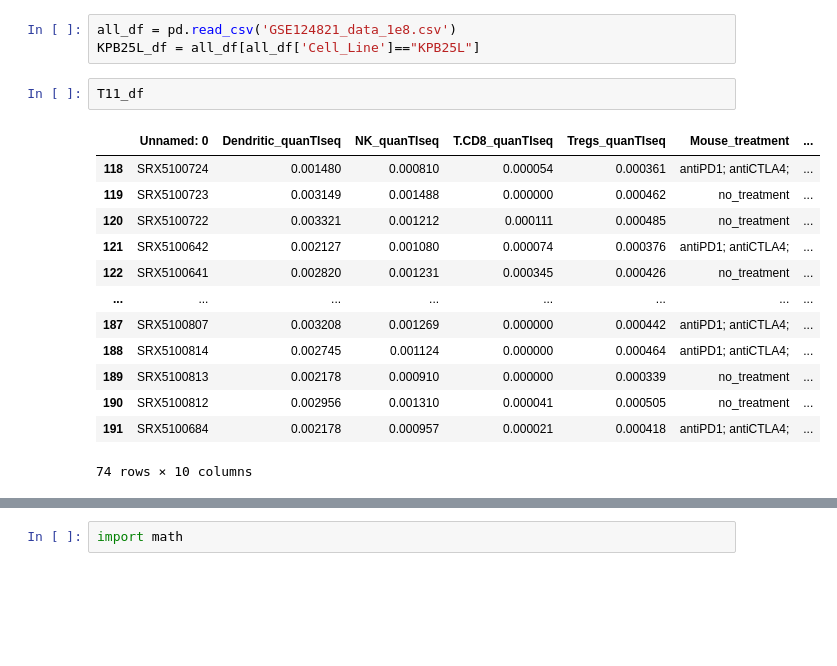
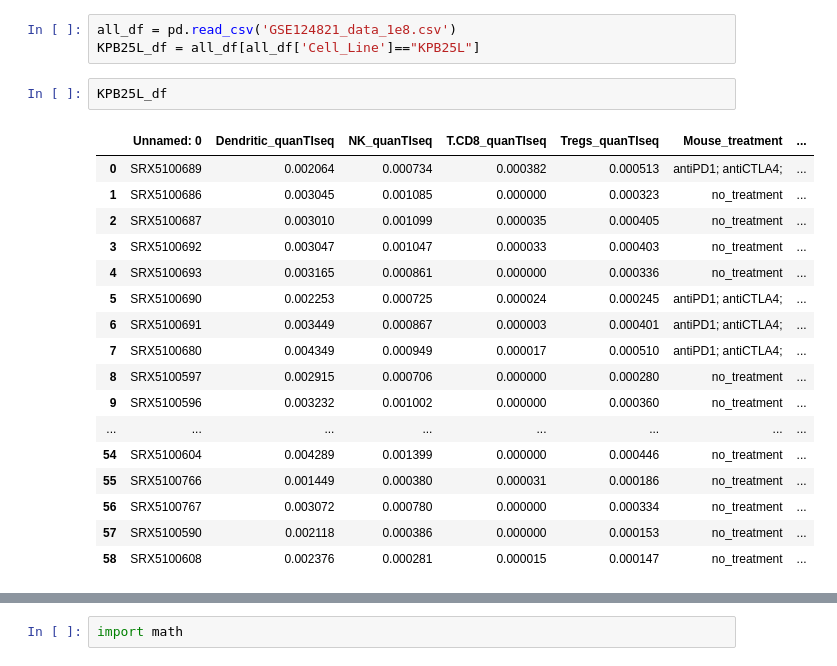
Before and after one commit to ZP-likes-coding/Cancer_immune_interaction, a Jupyter notebook: Fitting_KPB25L.ipynb, the cells around one changed output, grey strips where cells are left out. Cells and saved outputs as stored; diff of their text form; blank space fills up the shorter version.

```diff
--- a/Fitting_KPB25L.ipynb
+++ b/Fitting_KPB25L.ipynb
@@ -12,21 +12,25 @@ import time
 all_df = pd.read_csv('GSE124821_data_1e8.csv')
 KPB25L_df = all_df[all_df['Cell_Line']=="KPB25L"]
 # %%
-T11_df
+KPB25L_df
 # %% [output]
 |  | Unnamed: 0 | Dendritic_quanTIseq | NK_quanTIseq | T.CD8_quanTIseq | Tregs_quanTIseq | Mouse_treatment | ... |
-| 118 | SRX5100724 | 0.001480 | 0.000810 | 0.000054 | 0.000361 | antiPD1; antiCTLA4; | ... |
-| 119 | SRX5100723 | 0.003149 | 0.001488 | 0.000000 | 0.000462 | no_treatment | ... |
-| 120 | SRX5100722 | 0.003321 | 0.001212 | 0.000111 | 0.000485 | no_treatment | ... |
-| 121 | SRX5100642 | 0.002127 | 0.001080 | 0.000074 | 0.000376 | antiPD1; antiCTLA4; | ... |
-| 122 | SRX5100641 | 0.002820 | 0.001231 | 0.000345 | 0.000426 | no_treatment | ... |
+| 0 | SRX5100689 | 0.002064 | 0.000734 | 0.000382 | 0.000513 | antiPD1; antiCTLA4; | ... |
+| 1 | SRX5100686 | 0.003045 | 0.001085 | 0.000000 | 0.000323 | no_treatment | ... |
+| 2 | SRX5100687 | 0.003010 | 0.001099 | 0.000035 | 0.000405 | no_treatment | ... |
+| 3 | SRX5100692 | 0.003047 | 0.001047 | 0.000033 | 0.000403 | no_treatment | ... |
+| 4 | SRX5100693 | 0.003165 | 0.000861 | 0.000000 | 0.000336 | no_treatment | ... |
+| 5 | SRX5100690 | 0.002253 | 0.000725 | 0.000024 | 0.000245 | antiPD1; antiCTLA4; | ... |
+| 6 | SRX5100691 | 0.003449 | 0.000867 | 0.000003 | 0.000401 | antiPD1; antiCTLA4; | ... |
+| 7 | SRX5100680 | 0.004349 | 0.000949 | 0.000017 | 0.000510 | antiPD1; antiCTLA4; | ... |
+| 8 | SRX5100597 | 0.002915 | 0.000706 | 0.000000 | 0.000280 | no_treatment | ... |
+| 9 | SRX5100596 | 0.003232 | 0.001002 | 0.000000 | 0.000360 | no_treatment | ... |
 | ... | ... | ... | ... | ... | ... | ... | ... |
-| 187 | SRX5100807 | 0.003208 | 0.001269 | 0.000000 | 0.000442 | antiPD1; antiCTLA4; | ... |
-| 188 | SRX5100814 | 0.002745 | 0.001124 | 0.000000 | 0.000464 | antiPD1; antiCTLA4; | ... |
-| 189 | SRX5100813 | 0.002178 | 0.000910 | 0.000000 | 0.000339 | no_treatment | ... |
-| 190 | SRX5100812 | 0.002956 | 0.001310 | 0.000041 | 0.000505 | no_treatment | ... |
-| 191 | SRX5100684 | 0.002178 | 0.000957 | 0.000021 | 0.000418 | antiPD1; antiCTLA4; | ... |
+| 54 | SRX5100604 | 0.004289 | 0.001399 | 0.000000 | 0.000446 | no_treatment | ... |
+| 55 | SRX5100766 | 0.001449 | 0.000380 | 0.000031 | 0.000186 | no_treatment | ... |
+| 56 | SRX5100767 | 0.003072 | 0.000780 | 0.000000 | 0.000334 | no_treatment | ... |
+| 57 | SRX5100590 | 0.002118 | 0.000386 | 0.000000 | 0.000153 | no_treatment | ... |
+| 58 | SRX5100608 | 0.002376 | 0.000281 | 0.000015 | 0.000147 | no_treatment | ... |
-74 rows × 10 columns
 # %%
 
 
```
Also changed, not shown: parts of 5 cells of this notebook.
